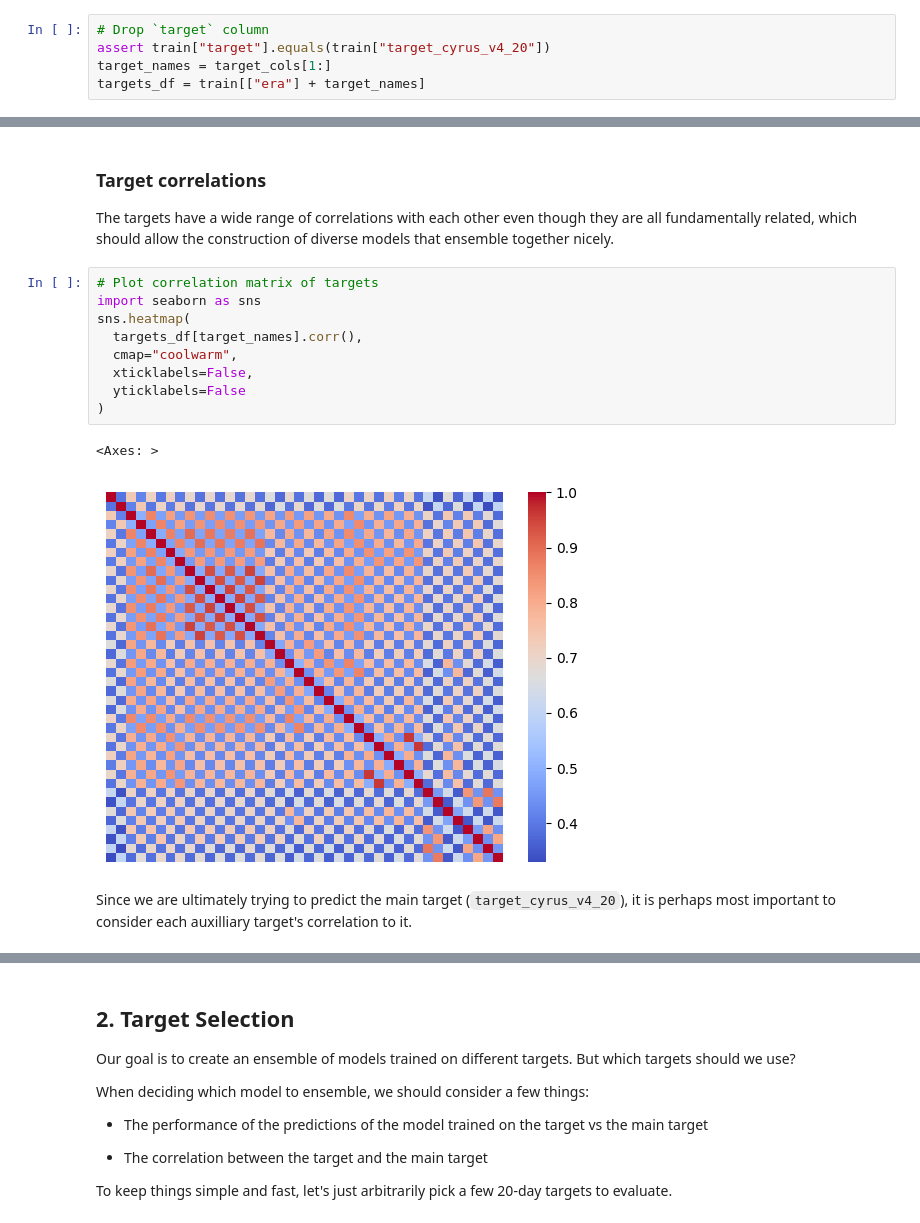
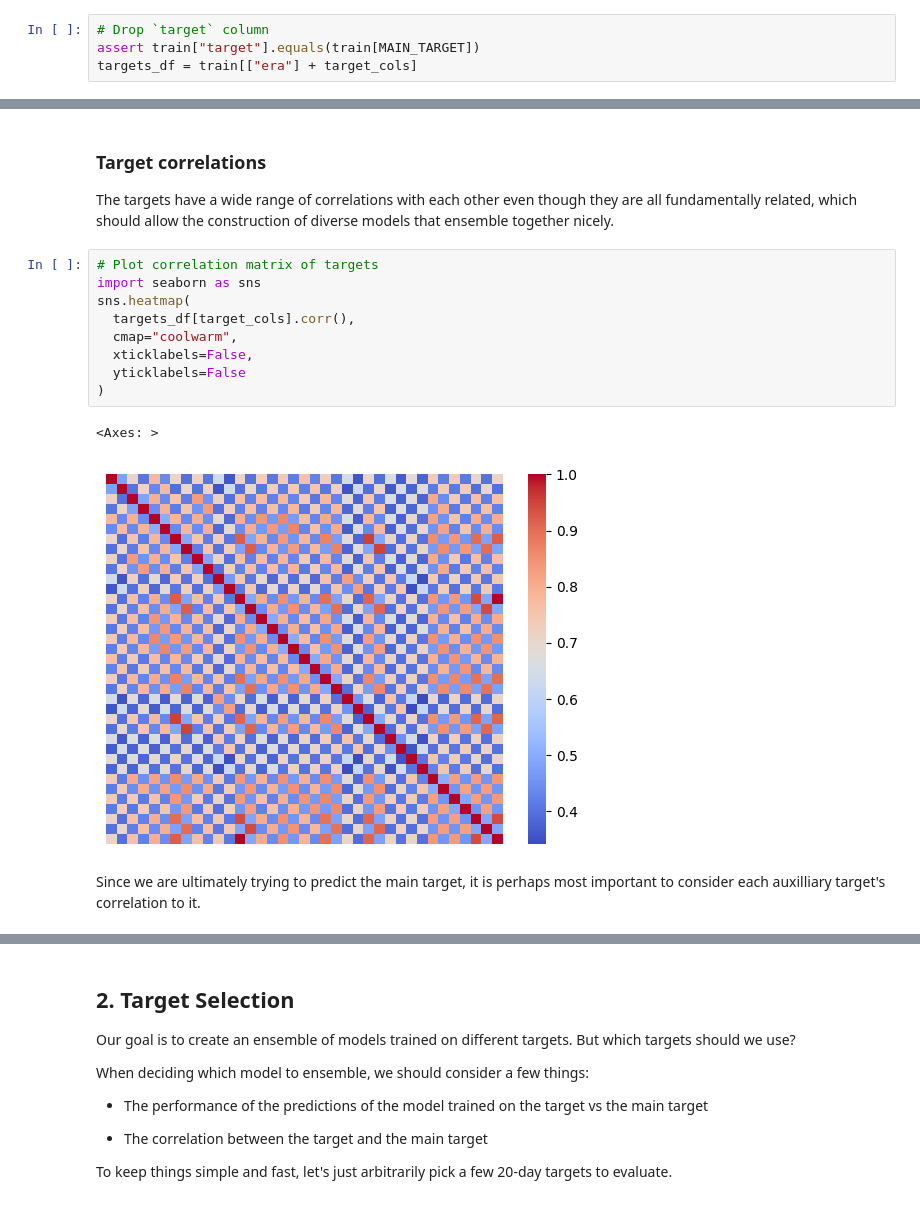
Before and after one commit to numerai/example-scripts, a Jupyter notebook: target_ensemble.ipynb, the cells around one changed output, grey strips where cells are left out. Saved outputs shown, nothing was run; the diff lists cells and outputs as text.

Commit message:
fix target ensemble tutorial notebook

```diff
--- a/target_ensemble.ipynb
+++ b/target_ensemble.ipynb
@@ -76,8 +80,7 @@ First thing to note is that `target` is just an alias for `target_cyrus_v4_20`,
 # %%
 # Drop `target` column
-assert train["target"].equals(train["target_cyrus_v4_20"])
-target_names = target_cols[1:]
-targets_df = train[["era"] + target_names]
+assert train["target"].equals(train[MAIN_TARGET])
+targets_df = train[["era"] + target_cols]
 # %% [markdown]
 ### Target names
 
@@ -156,16 +154,16 @@ The targets have a wide range of correlations with each other even though they a
 # %%
 # Plot correlation matrix of targets
 import seaborn as sns
 sns.heatmap(
-  targets_df[target_names].corr(),
+  targets_df[target_cols].corr(),
   cmap="coolwarm",
   xticklabels=False,
   yticklabels=False
 )
 # %% [output]
 <Axes: >
-[figure, old version]
+[figure, new version]
 # %% [markdown]
-Since we are ultimately trying to predict the main target (`target_cyrus_v4_20`), it is perhaps most important to consider each auxilliary target's correlation to it.
+Since we are ultimately trying to predict the main target, it is perhaps most important to consider each auxilliary target's correlation to it.
 # %%
 (
```
Also changed, not shown: parts of 24 cells of this notebook.
